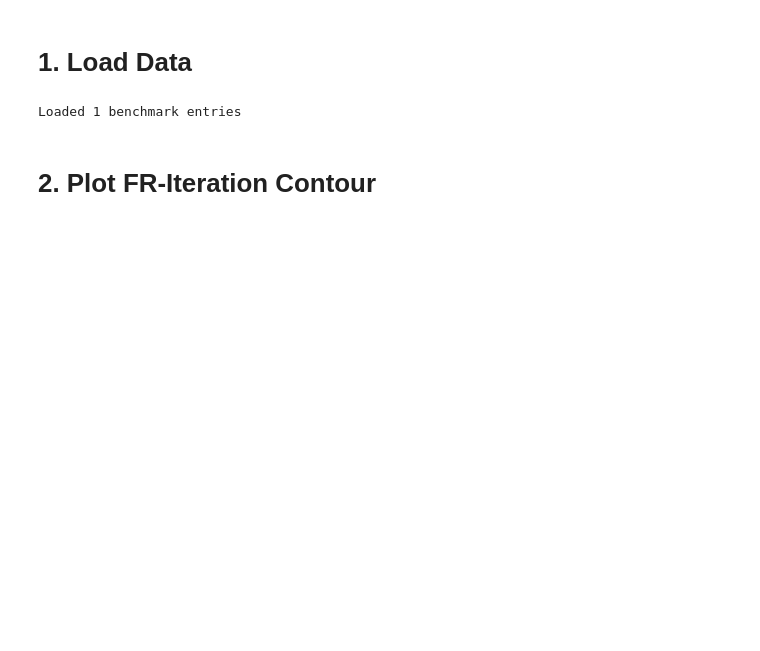
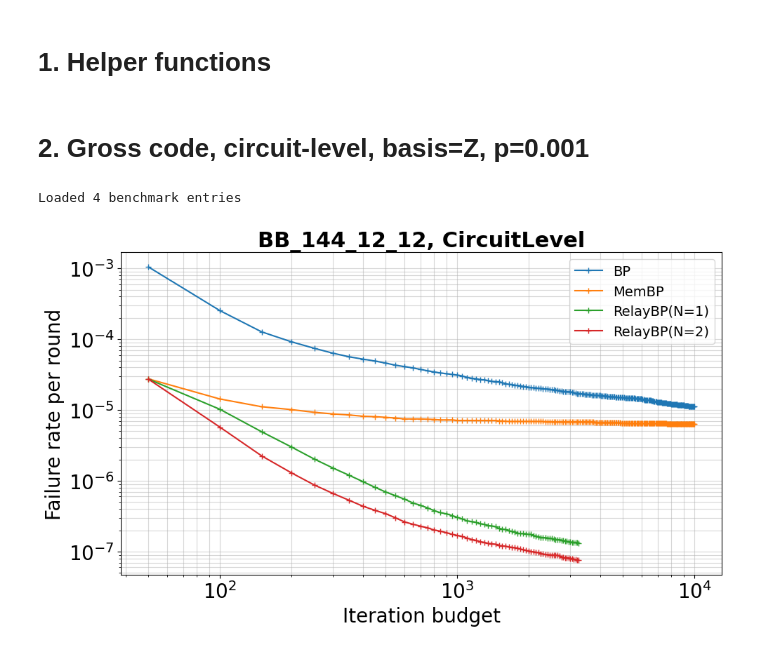
Before and after one commit to caoyingkang/QEC-decoder, a Jupyter notebook: benchmark-app/notebooks/accuracy_latency_tradeoff.ipynb, the cells around one changed output. Saved outputs shown, nothing was run; the diff lists cells and outputs as text; code cells hidden in the pictures; blank space fills up the shorter version.

```diff
--- a/benchmark-app/notebooks/accuracy_latency_tradeoff.ipynb
+++ b/benchmark-app/notebooks/accuracy_latency_tradeoff.ipynb
@@ -3,13 +3,14 @@
 %autoreload 2
 import sys
 from pathlib import Path
-from typing import Any, Optional
+from typing import Any, Optional, Literal
 
 # Add benchmark-app to the path so we can import bench modules
 BENCHMARK_APP_DIR = Path("__file__").resolve().parent.parent
 if str(BENCHMARK_APP_DIR) not in sys.path:
     sys.path.insert(0, str(BENCHMARK_APP_DIR))
 BASELINES_DIR = BENCHMARK_APP_DIR / "baselines-results"
+TORCHRUNS_DIR = BENCHMARK_APP_DIR.parent / "torchdecoder" / "runs"
 # %%
 import matplotlib.pyplot as plt
 
@@ -45,0 +25,2 @@ relaybp_kwargs = {
+# %% [markdown]
+# 1. Helper functions
@@ -46,40 +99,35 @@ relaybp_kwargs = {
 # %% [markdown]
-# 1. Load Data
+# 2. Gross code, circuit-level, basis=Z, p=0.001
 # %%
-def load_stats(
-    *,
-    qec_params: QECParams,
-    decoder_name: str,
-    physical_error_rates: list[float],
-    decoder_kwargs: dict[str, Any],
-) -> list[BenchmarkStats]:
-    csv_path = (
-        BASELINES_DIR
-        / f"{qec_params.code}_{qec_params.noise_model}"
-        / f"d={qec_params.d}_rounds={qec_params.rounds}_basis={qec_params.basis}"
-        / decoder_name
-        / "custom_benchmark.csv"
-    )
-    all_stats = BenchmarkStats.load_csv(csv_path)
-    filtered_stats: list[BenchmarkStats] = []
-    for s in all_stats:
-        m = s.metadata
-        if m.p not in physical_error_rates:
-            continue
-        if m.decoder_params != decoder_kwargs:
-            continue
-        filtered_stats.append(s)
-    return filtered_stats
-
-
+qec_params = QECParams(
+    code="BB_144_12_12", noise_model="CircuitLevel", d=12, rounds=12, basis="Z"
+)
+physical_error_rate = 0.001
+bp_kwargs = {"max_iter": 10000}
+membp_kwargs = {"max_iter": 10000, "gamma": 0.2}
+relaybp_kwargs = {
+    "gamma0": 0.2,
+    "gamma_dist_interval": [-0.19806670996164882, 0.6200937872049607],
+    "num_relays": 64,
+    "pre_iter": 50,
+    "max_iter_per_relay": 50,
+    "stop_nconv": 1,
+    "num_indep_decoders": 1,
+}
 loaded_stats = load_stats(
     qec_params=qec_params,
-    decoder_name="RelayBP",
+    decoder_name_to_kwargs={
+        "BP": [bp_kwargs],
+        "MemBP": [membp_kwargs],
+        "RelayBP": [relaybp_kwargs, {**relaybp_kwargs, "num_indep_decoders": 2}],
+    },
     physical_error_rates=[physical_error_rate],
-    decoder_kwargs=relaybp_kwargs,
 )
 print(f"Loaded {len(loaded_stats)} benchmark entries")
+
+plot_fr_vs_iter_budget(
+    loaded_stats, qec_params=qec_params, x_metric="iter_budget", y_metric="fr_per_round"
+)
 # %% [output]
-Loaded 1 benchmark entries
+Loaded 4 benchmark entries
+[figure, added]
-# %% [markdown]
-# 2. Plot FR-Iteration Contour
```
Also changed, not shown: parts of 9 cells of this notebook, 1 other file.
